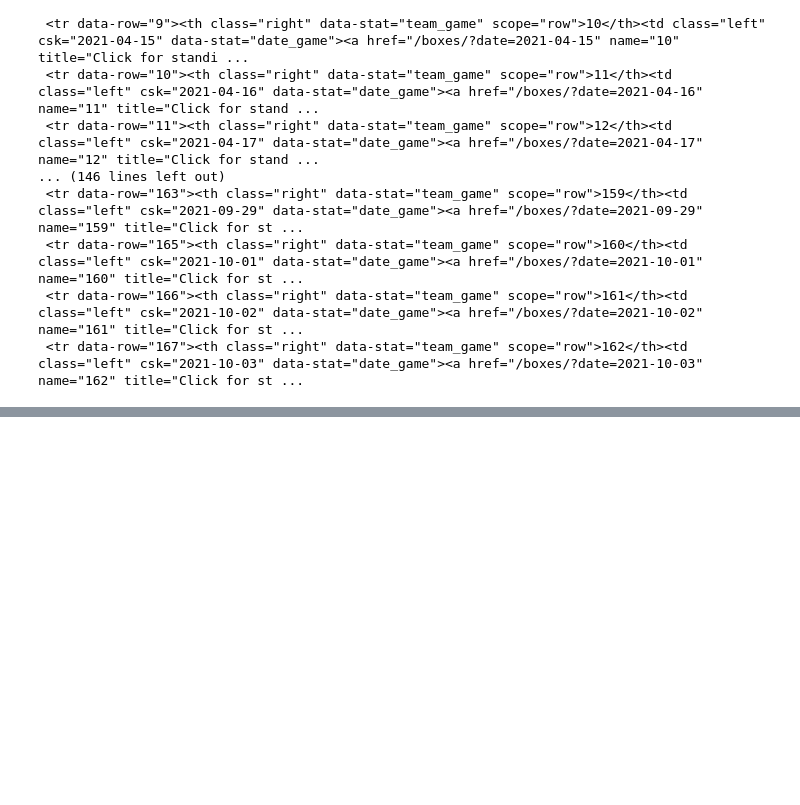
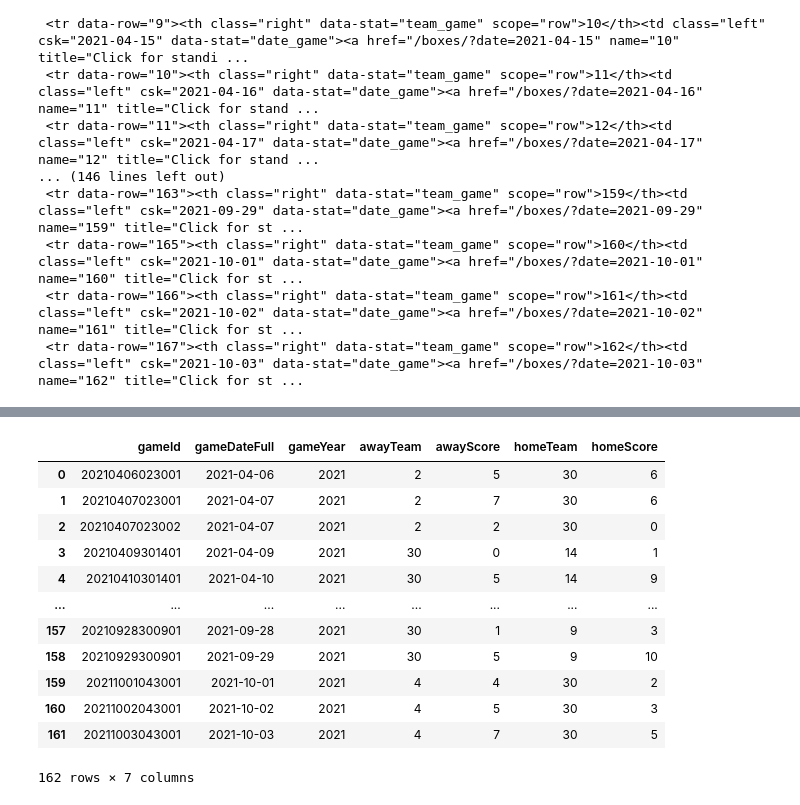
Before and after one commit to tah96/washington-nationals, a Jupyter notebook: Gen_Game_Data_lc.ipynb, the cells around one changed output, grey strips where cells are left out. Saved outputs shown, nothing was run; the diff lists cells and outputs as text; code cells hidden in the pictures; blank space fills up the shorter version.

Commit message:
new game file + csv changes + more

```diff
--- a/Gen_Game_Data_lc.ipynb
+++ b/Gen_Game_Data_lc.ipynb
@@ -290,10 +218,11 @@ HOME
 # %%
 all_game_info = []
 beginning_columns = ['gameDateFull','gameYear','awayTeam','awayScore','homeTeam','homeScore']
+game_number = 0
 for game in game_listings:
     boxscore = game.find_all('td')[1]
-    boxscore_endpoint = boxscore_braves.a['href']
-    boxscore_url = baseball_reference_main + boxscore_braves_endpoint
+    boxscore_endpoint = boxscore.a['href']
+    boxscore_url = baseball_reference_main + boxscore_endpoint
     browser.visit(boxscore_url)
     box_html = browser.html
     box_soup = bs(box_html, 'html.parser')
@@ -326,3 +255,5 @@ for game in game_listings:
         inning_info_by_team.append(team_name)
         inning_info_by_team.append(team_runs)
     all_game_info.append(inning_info_by_team)
+    game_number += 1
+    print(f'Game {game_number} scraped')
@@ -337,11 +300,11 @@ awayTeamId = []
 homeTeamId = []
 
 for team in away_team_list:
-    team_unique_id = team_identification.loc[team_identification['team_full'] == team].iloc[0]['team_id']
+    team_unique_id = team_identification.loc[team_identification['team_full'] == team, 'team_id'].iloc[0]
     awayTeamId.append(team_unique_id)
 
 for team in home_team_list:
-    team_unique_id = team_identification.loc[team_identification['team_full'] == team].iloc[0]['team_id']
+    team_unique_id = team_identification.loc[team_identification['team_full'] == team,'team_id'].iloc[0]
     homeTeamId.append(team_unique_id)
 
 
@@ -352,6 +331,7 @@ gameUniqueId = []
 for index, row in game_dataframe.iterrows():
     away_team = row['awayTeam']
     home_team = row['homeTeam']
+    date_value = row['gameDateFull']
     if away_team >= 10:
         away_team_twodig = str(away_team)
     else:
@@ -361,7 +341,7 @@ for index, row in game_dataframe.iterrows():
     else:
         home_team_twodig = '0' + str(home_team)
 
-    new_date = test_date.replace("-","")
+    new_date = date_value.replace("-","")
 
     primary_id = new_date+away_team_twodig+home_team_twodig+'01'
 
@@ -372,3 +352,19 @@ for index, row in game_dataframe.iterrows():
         gameUniqueId.append(primary_id)
 # %%
 game_dataframe.insert(0, 'gameId', gameUniqueId)
+# %%
+game_dataframe
+# %% [output]
+|  | gameId | gameDateFull | gameYear | awayTeam | awayScore | homeTeam | homeScore |
+| 0 | 20210406023001 | 2021-04-06 | 2021 | 2 | 5 | 30 | 6 |
+| 1 | 20210407023001 | 2021-04-07 | 2021 | 2 | 7 | 30 | 6 |
+| 2 | 20210407023002 | 2021-04-07 | 2021 | 2 | 2 | 30 | 0 |
+| 3 | 20210409301401 | 2021-04-09 | 2021 | 30 | 0 | 14 | 1 |
+| 4 | 20210410301401 | 2021-04-10 | 2021 | 30 | 5 | 14 | 9 |
+| ... | ... | ... | ... | ... | ... | ... | ... |
+| 157 | 20210928300901 | 2021-09-28 | 2021 | 30 | 1 | 9 | 3 |
+| 158 | 20210929300901 | 2021-09-29 | 2021 | 30 | 5 | 9 | 10 |
+| 159 | 20211001043001 | 2021-10-01 | 2021 | 4 | 4 | 30 | 2 |
+| 160 | 20211002043001 | 2021-10-02 | 2021 | 4 | 5 | 30 | 3 |
+| 161 | 20211003043001 | 2021-10-03 | 2021 | 4 | 7 | 30 | 5 |
+162 rows × 7 columns
```
Also changed, not shown: parts of 18 cells of this notebook, 2 other files.
